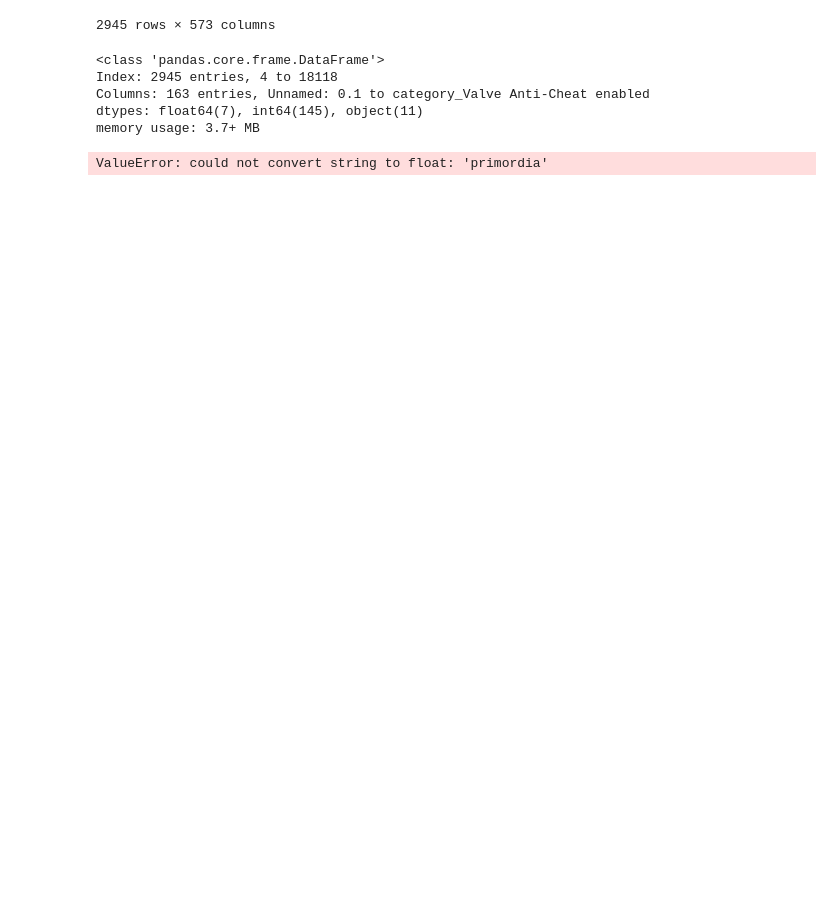
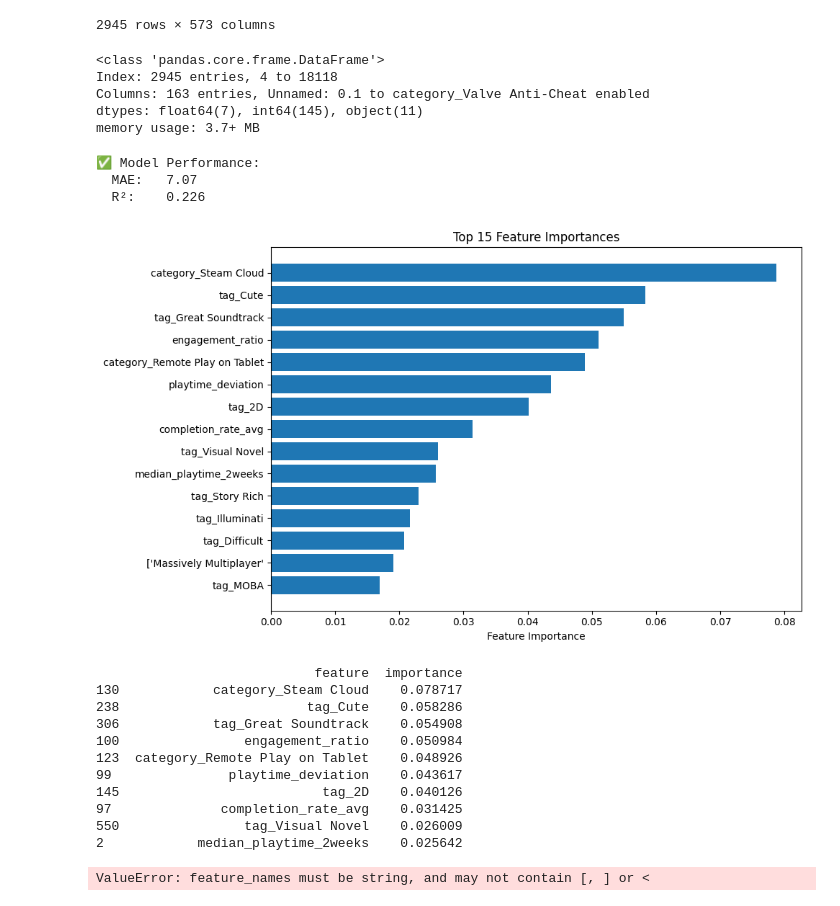
Before and after one commit to GringoLingoDingo/GHUNTER_FORECASTING, a Jupyter notebook: DataBase.ipynb, the cells around one changed output. Cells and saved outputs as stored; diff of their text form; code cells hidden in the pictures; blank space fills up the shorter version.

```diff
--- a/DataBase.ipynb
+++ b/DataBase.ipynb
@@ -1297,6 +1274,8 @@ columns_to_drop = [
 df_playtimes.drop(columns=columns_to_drop, inplace=True, errors='ignore')
 # %%
 df_playtimes = df_playtimes.drop(columns=["estimated_owners"])
+# %%
+df_playtimes = df_playtimes.drop(columns=["tags","title_clean"])
 # %%
 df_playtimes.to_csv("ML_v2.csv")
 # %%
@@ -1320,8 +1299,9 @@ model.fit(X_train, y_train)
 # Step 4: Evaluate
 y_pred = model.predict(X_test)
 print("✅ Model Performance:")
-print(f"  RMSE:  {mean_squared_error(y_test, y_pred, squared=False):,.2f}")
 print(f"  MAE:   {mean_absolute_error(y_test, y_pred):,.2f}")
 print(f"  R²:    {r2_score(y_test, y_pred):.3f}")
 # %% [output]
-ValueError: could not convert string to float: 'primordia'
+✅ Model Performance:
+  MAE:   7.07
+  R²:    0.226
@@ -1327,0 +1312,57 @@ ValueError: could not convert string to float: 'primordia'
+# %%
+from sklearn.ensemble import GradientBoostingRegressor
+import matplotlib.pyplot as plt
+import pandas as pd
+
+# Use GradientBoostingRegressor instead
+model = GradientBoostingRegressor(n_estimators=100, random_state=42)
+model.fit(X_train, y_train)
+
+# Get feature importances
+feature_importances = model.feature_importances_
+
+# Create a DataFrame
+importance_df = pd.DataFrame({
+    'feature': X.columns,
+    'importance': feature_importances
+}).sort_values(by='importance', ascending=False)
+
+# Plot top 15
+plt.figure(figsize=(10, 6))
+plt.barh(importance_df['feature'][:15], importance_df['importance'][:15])
+plt.xlabel("Feature Importance")
+plt.title("Top 15 Feature Importances")
+plt.gca().invert_yaxis()
+plt.tight_layout()
+plt.show()
+
+# Optionally print top 10
+print(importance_df.head(10))
+# %% [output]
+[figure, added]
+                            feature  importance
+130            category_Steam Cloud    0.078717
+238                        tag_Cute    0.058286
+306            tag_Great Soundtrack    0.054908
+100                engagement_ratio    0.050984
+123  category_Remote Play on Tablet    0.048926
+99               playtime_deviation    0.043617
+145                          tag_2D    0.040126
+97              completion_rate_avg    0.031425
+550                tag_Visual Novel    0.026009
+2            median_playtime_2weeks    0.025642
+# %%
+from xgboost import XGBRegressor
+from sklearn.metrics import mean_absolute_error, r2_score
+
+# Define and train XGBoost model
+xgb_model = XGBRegressor(n_estimators=100, learning_rate=0.1, random_state=42)
+xgb_model.fit(X_train, y_train)
+
+# Predict and evaluate
+y_pred = xgb_model.predict(X_test)
+print("✅ XGBoost Performance:")
+print(f" MAE: {mean_absolute_error(y_test, y_pred):.2f}")
+print(f" R²:  {r2_score(y_test, y_pred):.3f}")
+# %% [output]
+ValueError: feature_names must be string, and may not contain [, ] or <
```
Also changed, not shown: parts of 45 cells of this notebook, 31 other files.
